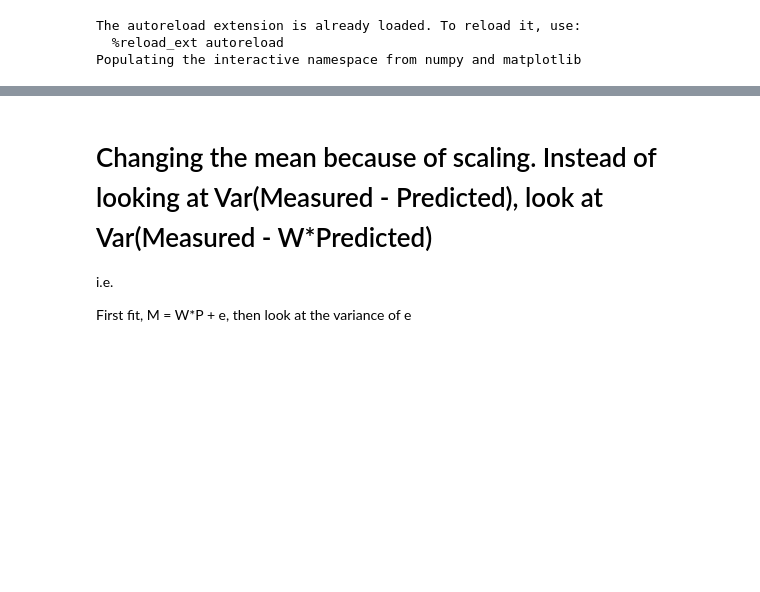
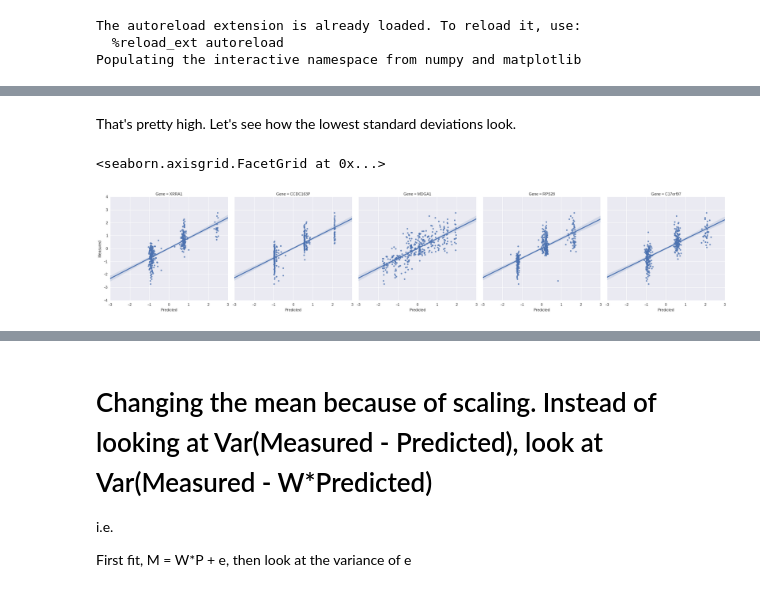
Before and after one commit to Schork-Lab/mediator-was, a Jupyter notebook: jupyter/predixcan/gtex_attenuation.ipynb, the cells around one changed output, grey strips where cells are left out. Drawn from its saved outputs; the diff is of its cells as text; code cells hidden in the pictures; blank space fills up the shorter version.

```diff
--- a/jupyter/predixcan/gtex_attenuation.ipynb
+++ b/jupyter/predixcan/gtex_attenuation.ipynb
@@ -225,0 +176,9 @@ GSTM3   0.724312059167  0.612814770441  0.582809931694
+# %% [markdown]
+That's pretty high. Let's see how the lowest standard deviations look.
+# %%
+residuals_stds = residuals.std(axis=1)
+residuals_stds.sort()
+modeling.plotting.multi_gene_plot(standardized, residuals_stds.head().index)
+# %% [output]
+<seaborn.axisgrid.FacetGrid at 0x...>
+[figure, added]
```
Also changed, not shown: parts of 71 cells of this notebook, 4 other files.
